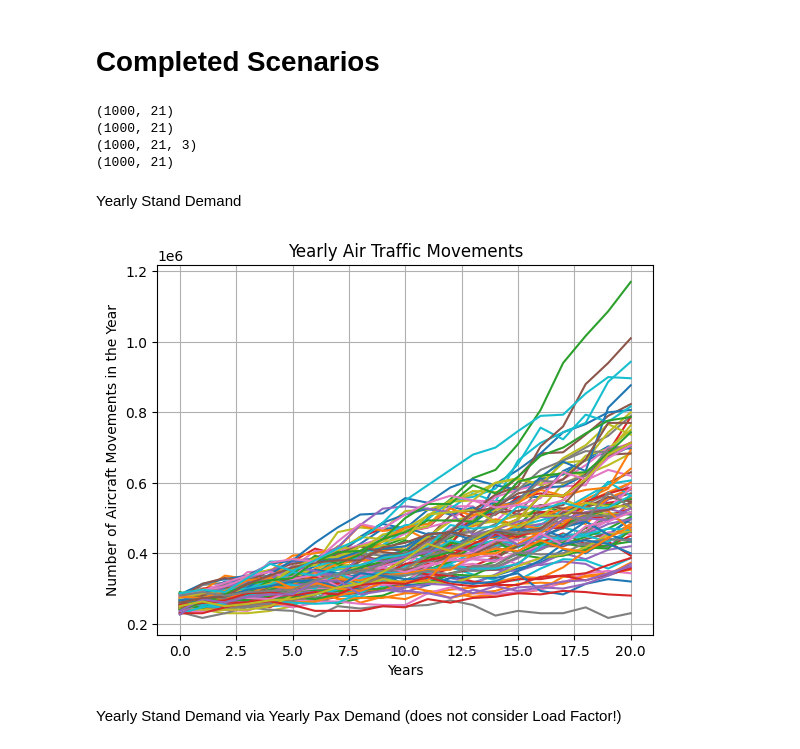
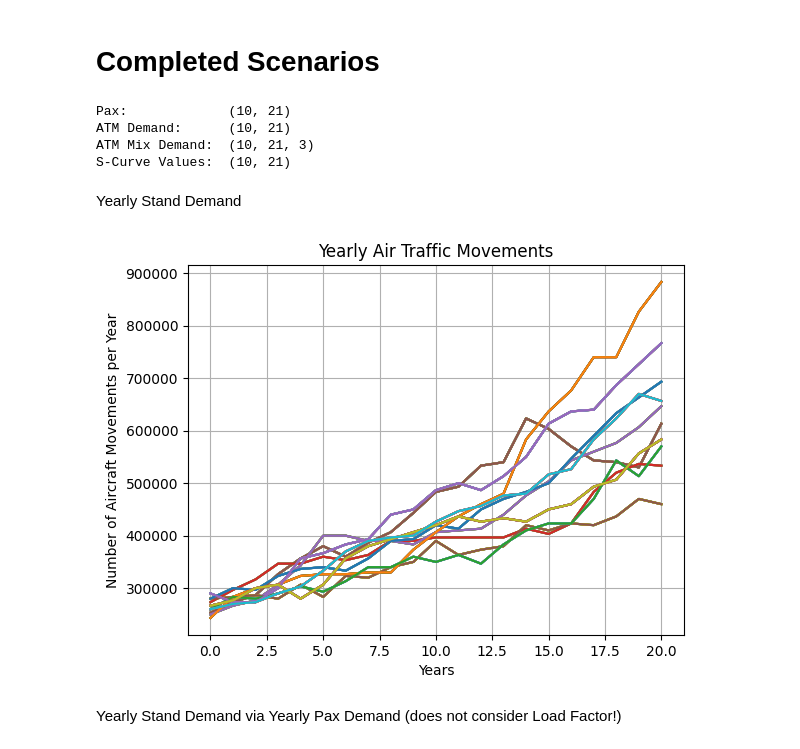
Before and after one commit to Oli767/Masterthesis, a Jupyter notebook: MT.ipynb, the cells around one changed output. Saved outputs shown, nothing was run; the diff lists cells and outputs as text; code cells hidden in the pictures.

```diff
--- a/MT.ipynb
+++ b/MT.ipynb
@@ -84,7 +84,7 @@ Param = {
     "Dt0": 25000000,  # Demand at t0
     "dt": 1,  # Steptime in Years
     "Fth": 20,  # Time Horizon of Forecasts in Steptime
-    "No_Forecasts": 1000,  # Number of Forecasts
+    "No_Forecasts": 10,  # Number of Forecasts
     "No_Forecasts_plot": 100,  # Number of Forecasts to be plotted
     "mu": 0.042754330256447565,  # Average Demand growth per year
     "sigma": 0.05813761525452841,  # Volatility of Demand development per year
@@ -115,8 +115,8 @@ Param = {
     "CC_Open_LH2": 300000,  # Construction cost of LH2 aircraft dock stands per unit of K
     "CC_Truck_LH2": 70000,  # Acquisition cost of refueling trucks per unit of K
     "CC_Pipeline_LH2": 30000,  # Construction cost of LH2 pipelines per unit of K
-    "TS_LH": 100000,  # Threshold for LH2 demand before pipeline installation viable
-    "LH_Fuel_ATM": 10,  # LH2 Demand per LH2 Aircraft Movement
+    "TS_D_LH": 100000,  # Threshold for LH2 yearly demand before pipeline installation viable
+    "D_LH_Fuel_ATM": 5,  # LH2 Yearly Demand per LH2 Aircraft Movement
     "CE_Dock_Jet": 100,  # Cost of energy and water for Jet A1 dockstands per unit of K used
     "CE_Open_Jet": 50,  # Cost of energy and water for Jet A1 openstands per unit of K used
     "CM_Over_Jet": 0,  # Cost of over (unused) Jet A1 stand capacity per unit of K unused
@@ -246,35 +246,35 @@ d_ATM_Jet_mix = np.round(d_ATM_mix - d_ATM_LH_mix, 0)
 # Completed Scenarios
 # %%
 # Passenger Demand Scenario
-print(Shock_Scenarios.shape)
+print("Pax: \t\t", Shock_Scenarios.shape)
 
 # Air Traffic Mix Scenario
-print(d_ATM.shape)
-print(d_ATM_mix.shape)
+print("ATM Demand: \t", d_ATM.shape)
+print("ATM Mix Demand: ", d_ATM_mix.shape)
 
 # Technology Adoption Scenario
-print(S_value_matrix.shape)
+print("S-Curve Values: ", S_value_matrix.shape)
 # %% [output]
-(1000, 21)
-(1000, 21)
-(1000, 21, 3)
-(1000, 21)
+Pax:             (10, 21)
+ATM Demand:      (10, 21)
+ATM Mix Demand:  (10, 21, 3)
+S-Curve Values:  (10, 21)
 # %% [markdown]
 Yearly Stand Demand
 # %%
 D_ATM, D_ATM_mix = fn.ATM_yearly(Param, d_ATM)
 
 fn.Scenario_plot(
     Param,
     D_ATM,
     True,
     "Yearly Air Traffic Movements",
-    "Number of Aircraft Movements in the Year",
+    "Number of Aircraft Movements per Year",
 )
 
 # fn.ATM_plot(D_ATM_mix, Param)
 # %% [output]
-[figure, old version]
+[figure, new version]
 # %% [markdown]
 Yearly Stand Demand via Yearly Pax Demand (does not consider Load Factor!)
 # %%
```
Also changed, not shown: parts of 15 cells of this notebook, 1 other file.
